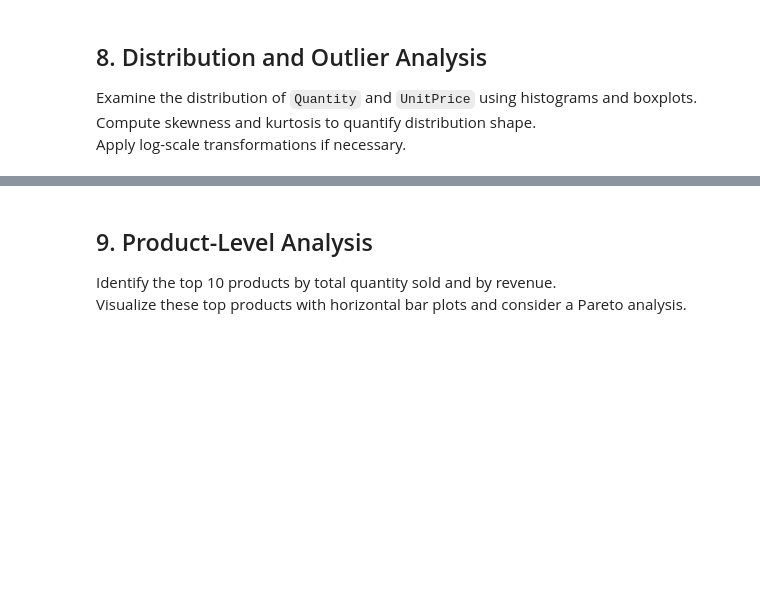
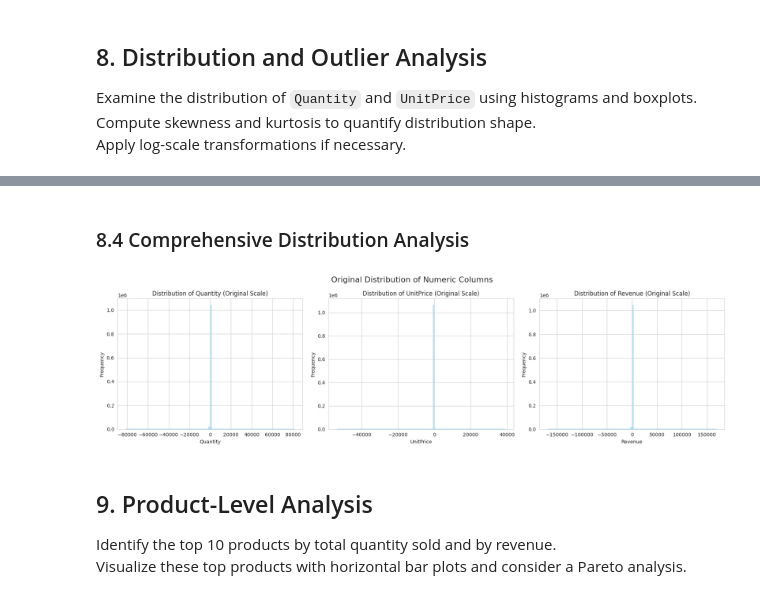
Before and after one commit to Aditya-gam/kpi-forecast-anomaly-platform, a Jupyter notebook: notebooks/01_data_exploration.ipynb, the cells around one changed output, grey strips where cells are left out. Cells and saved outputs as stored; diff of their text form; code cells hidden in the pictures; blank space fills up the shorter version.

```diff
--- a/notebooks/01_data_exploration.ipynb
+++ b/notebooks/01_data_exploration.ipynb
@@ -615,0 +622,12 @@ print("\nKurtosis:\n", kurtosis)
+# %%
+# Select numeric columns for analysis
+numeric_cols = ['Quantity', 'UnitPrice', 'Revenue']
+
+# Function to calculate and return outlier bounds using IQR
+def calculate_iqr_bounds(data, col):
+    Q1 = data[col].quantile(0.25)
+    Q3 = data[col].quantile(0.75)
+    IQR = Q3 - Q1
+    lower_bound = Q1 - 1.5 * IQR
+    upper_bound = Q3 + 1.5 * IQR
+    return lower_bound, upper_bound
@@ -616,3 +747,20 @@ print("\nKurtosis:\n", kurtosis)
+# %% [markdown]
+### 8.4 Comprehensive Distribution Analysis
+# %%
+# Distribution plots with KDE for original numeric columns
+fig, axes = plt.subplots(1, 3, figsize=(18, 5))
+
+for ax, col in zip(axes, numeric_cols):
+    sns.histplot(df[col], bins=100, kde=True, ax=ax, color='skyblue', alpha=0.6)
+    ax.set_title(f"Distribution of {col} (Original Scale)")
+    ax.set_xlabel(col)
+    ax.set_ylabel("Frequency")
+
+plt.suptitle("Original Distribution of Numeric Columns", fontsize=16)
+plt.tight_layout()
+plt.show()
+# %% [output]
+[figure, added]
 # %% [markdown]
 ## 9. Product-Level Analysis
 
```
Also changed, not shown: parts of 16 cells of this notebook.
